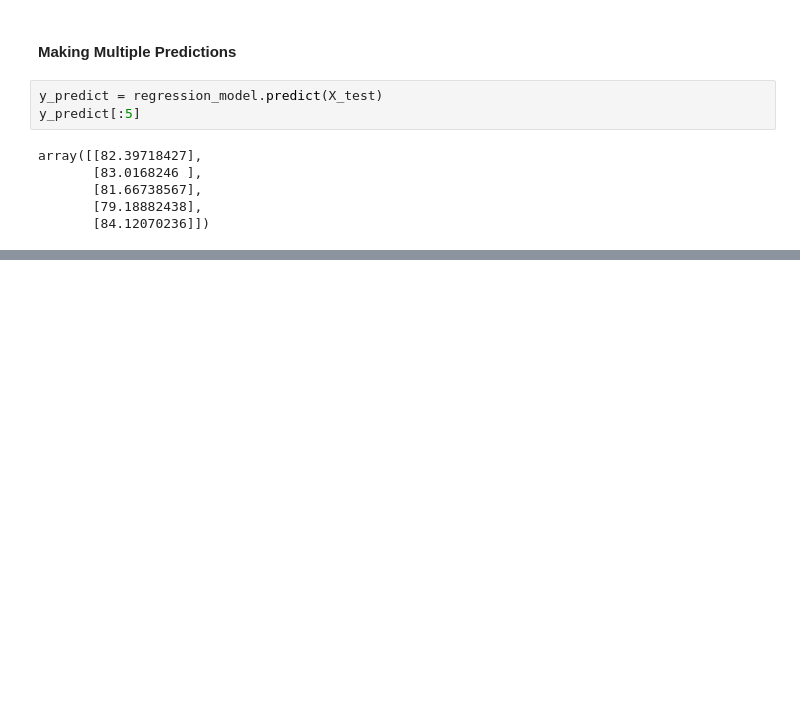
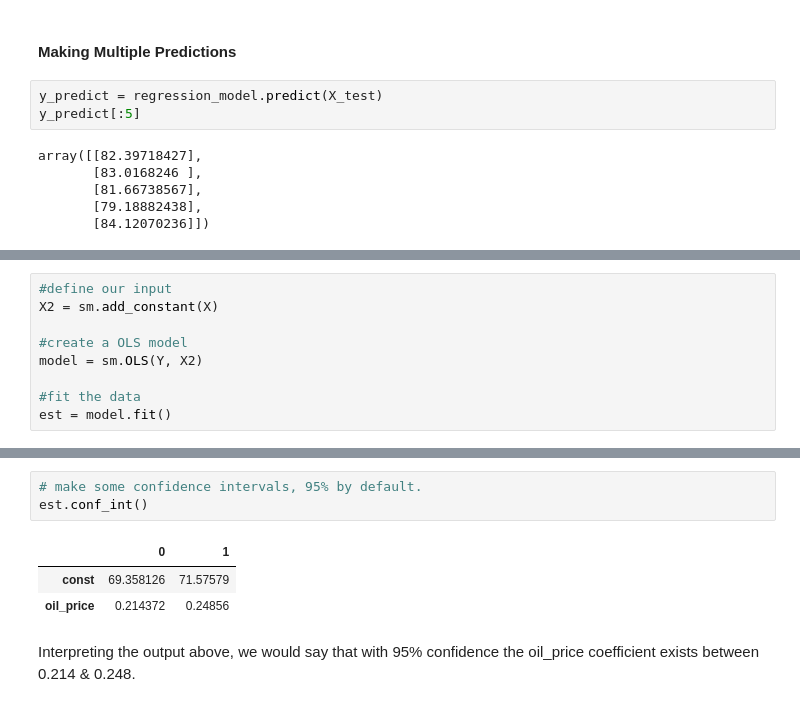
Before and after one commit to gegitonga/ML-Machine-Learning-and-Data-Science, a Jupyter notebook: ML work/Linear regression Model Oil_Exxon_dataset/linear_regression.ipynb, the cells around one changed output, grey strips where cells are left out. Drawn from its saved outputs; the diff is of its cells as text; blank space fills up the shorter version.

```diff
--- a/ML work/Linear regression Model Oil_Exxon_dataset/linear_regression.ipynb
+++ b/ML work/Linear regression Model Oil_Exxon_dataset/linear_regression.ipynb
@@ -260,0 +268,9 @@ array([[82.39718427],
+# %%
+#define our input
+X2 = sm.add_constant(X)
+
+#create a OLS model
+model = sm.OLS(Y, X2)
+
+#fit the data
+est = model.fit()
@@ -260,0 +280,9 @@ array([[82.39718427],
+# %%
+# make some confidence intervals, 95% by default.
+est.conf_int()
+# %% [output]
+|  | 0 | 1 |
+| const | 69.358126 | 71.57579 |
+| oil_price | 0.214372 | 0.24856 |
+# %% [markdown]
+Interpreting the output above, we would say that with 95% confidence the oil_price coefficient exists between 0.214 & 0.248.
```
Also changed, not shown: parts of 19 cells of this notebook, 3 other files.
